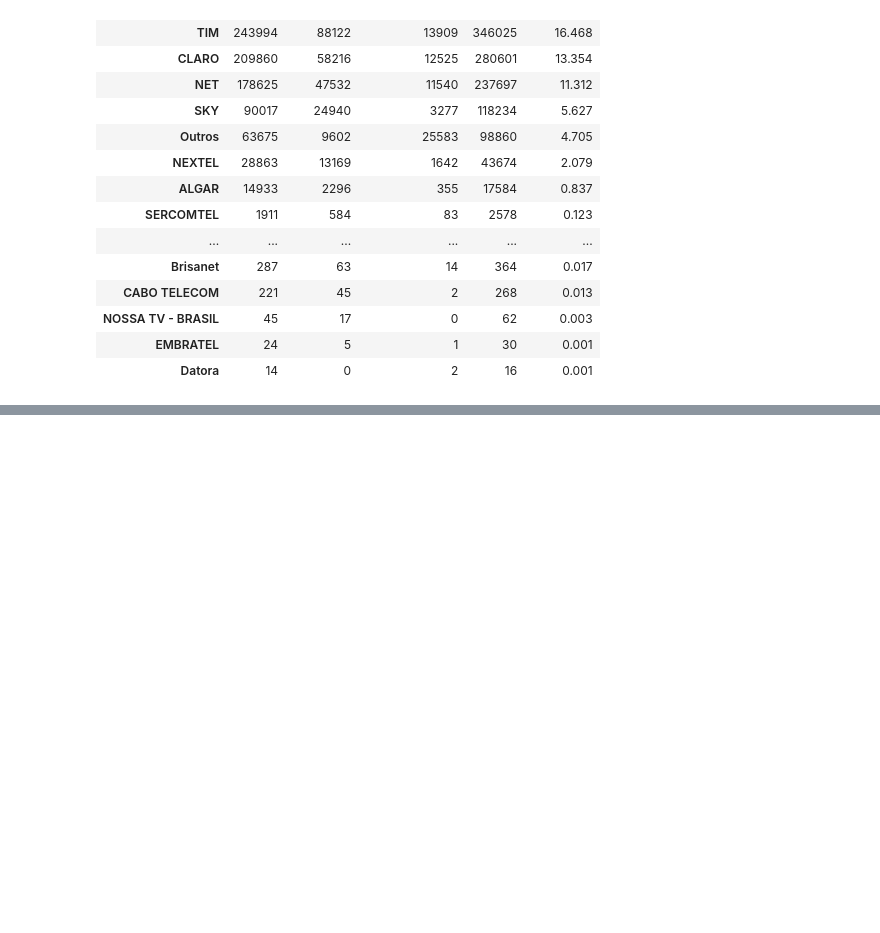
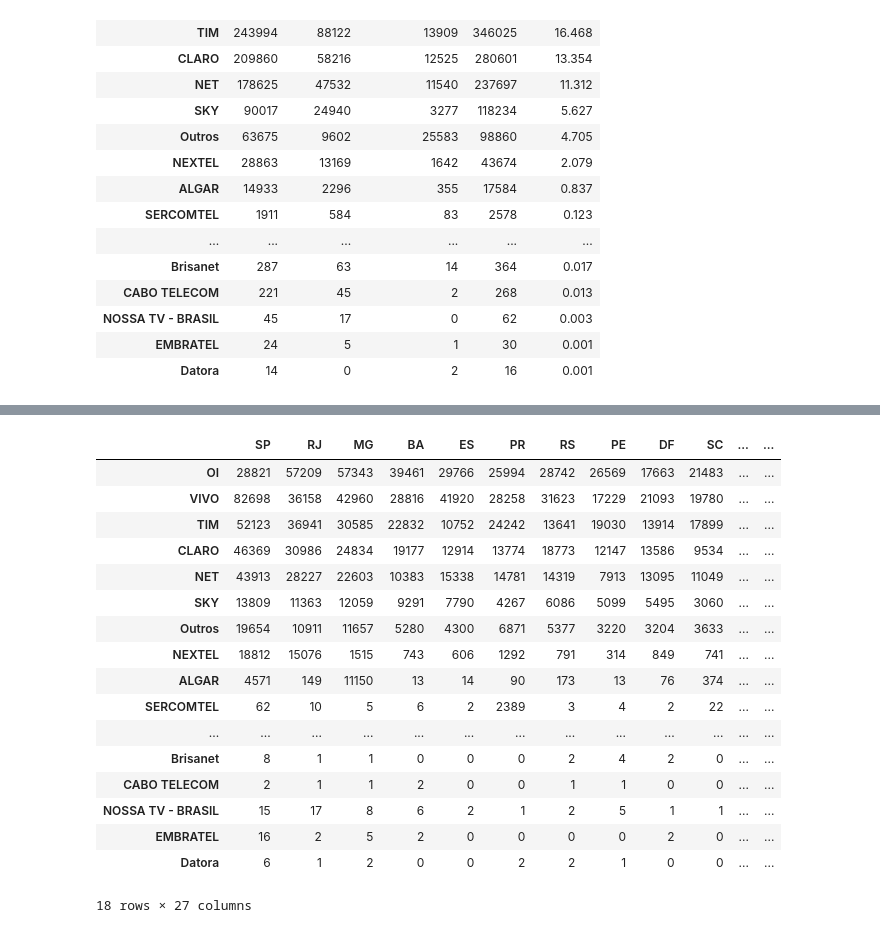
Before and after one commit to Rafaelcvo/dataset_anatel_pos, a Jupyter notebook: anatel.ipynb, the cells around one changed output, grey strips where cells are left out. Drawn from its saved outputs; the diff is of its cells as text; code cells hidden in the pictures; blank space fills up the shorter version.

```diff
--- a/anatel.ipynb
+++ b/anatel.ipynb
@@ -480,0 +507,65 @@ df_recl.sort_values(by='Total',ascending=False)
+# %%
+#agrupando por grupo econômico e contando quantidade de registros
+#Calculo da quantidade total de reclamaçoes por serviço e em seguida calculado de cada ano.
+GrupoEconNormTotal = df_anatel['GrupoEconNorm'].value_counts()
+GrupoEconNormSP = df_anatel[df_anatel['UF']=='SP']['GrupoEconNorm'].value_counts()
+GrupoEconNormRJ = df_anatel[df_anatel['UF']=='RJ']['GrupoEconNorm'].value_counts()
+GrupoEconNormMG = df_anatel[df_anatel['UF']=='MG']['GrupoEconNorm'].value_counts()
+GrupoEconNormBA = df_anatel[df_anatel['UF']=='BA']['GrupoEconNorm'].value_counts()
+GrupoEconNormES = df_anatel[df_anatel['UF']=='ES']['GrupoEconNorm'].value_counts()
+GrupoEconNormPR = df_anatel[df_anatel['UF']=='PR']['GrupoEconNorm'].value_counts()
+GrupoEconNormRS = df_anatel[df_anatel['UF']=='RS']['GrupoEconNorm'].value_counts()
+GrupoEconNormPE = df_anatel[df_anatel['UF']=='PE']['GrupoEconNorm'].value_counts()
+GrupoEconNormDF = df_anatel[df_anatel['UF']=='DF']['GrupoEconNorm'].value_counts()
+GrupoEconNormSC = df_anatel[df_anatel['UF']=='SC']['GrupoEconNorm'].value_counts()
+GrupoEconNormCE = df_anatel[df_anatel['UF']=='CE']['GrupoEconNorm'].value_counts()
+GrupoEconNormPA = df_anatel[df_anatel['UF']=='PA']['GrupoEconNorm'].value_counts()
+GrupoEconNormPB = df_anatel[df_anatel['UF']=='PB']['GrupoEconNorm'].value_counts()
+GrupoEconNormMA = df_anatel[df_anatel['UF']=='MA']['GrupoEconNorm'].value_counts()
+GrupoEconNormSE = df_anatel[df_anatel['UF']=='SE']['GrupoEconNorm'].value_counts()
+GrupoEconNormMS = df_anatel[df_anatel['UF']=='MS']['GrupoEconNorm'].value_counts()
+GrupoEconNormMT = df_anatel[df_anatel['UF']=='MT']['GrupoEconNorm'].value_counts()
+GrupoEconNormRN = df_anatel[df_anatel['UF']=='RN']['GrupoEconNorm'].value_counts()
+GrupoEconNormAM = df_anatel[df_anatel['UF']=='AM']['GrupoEconNorm'].value_counts()
+GrupoEconNormPI = df_anatel[df_anatel['UF']=='PI']['GrupoEconNorm'].value_counts()
+GrupoEconNormAL = df_anatel[df_anatel['UF']=='AL']['GrupoEconNorm'].value_counts()
+GrupoEconNormRO = df_anatel[df_anatel['UF']=='RO']['GrupoEconNorm'].value_counts()
+GrupoEconNormTO = df_anatel[df_anatel['UF']=='TO']['GrupoEconNorm'].value_counts()
+GrupoEconNormAC = df_anatel[df_anatel['UF']=='AC']['GrupoEconNorm'].value_counts()
+GrupoEconNormAP = df_anatel[df_anatel['UF']=='AP']['GrupoEconNorm'].value_counts()
+GrupoEconNormRR = df_anatel[df_anatel['UF']=='RR']['GrupoEconNorm'].value_counts()
+
+#Crianção de um novo dataframe com as informações do numero de reclamações pelo ano e o total de acordo com
+#cada serviço.
+df_GrupoEconNorm = {'SP':GrupoEconNormSP,'RJ':GrupoEconNormRJ,'MG':GrupoEconNormMG,
+                    'BA':GrupoEconNormBA,'ES':GrupoEconNormES,'PR':GrupoEconNormPR,
+                    'RS':GrupoEconNormRS,'PE':GrupoEconNormPE,'DF':GrupoEconNormDF,
+                    'SC':GrupoEconNormSC,'CE':GrupoEconNormCE,'PA':GrupoEconNormPA,
+                    'PB':GrupoEconNormPB,'MA':GrupoEconNormMA,'SE':GrupoEconNormSE,
+                    'MS':GrupoEconNormMS,'MT':GrupoEconNormMT,'RN':GrupoEconNormRN,
+                    'AM':GrupoEconNormAM,'PI':GrupoEconNormPI,'AL':GrupoEconNormAL,
+                    'RO':GrupoEconNormRO,'TO':GrupoEconNormTO,'AC':GrupoEconNormAC,
+                    'AP':GrupoEconNormAP,'RR':GrupoEconNormRR,'Total':GrupoEconNormTotal}
+df_GrupoEconNorm = pd.DataFrame(data=df_GrupoEconNorm)
+df_GrupoEconNorm = df_GrupoEconNorm.fillna(0).astype('int64')
+
+df_GrupoEconNorm.sort_values(by='Total',ascending=False)
+# %% [output]
+|  | SP | RJ | MG | BA | ES | PR | RS | PE | DF | SC | ... | ... |
+| OI | 28821 | 57209 | 57343 | 39461 | 29766 | 25994 | 28742 | 26569 | 17663 | 21483 | ... | ... |
+| VIVO | 82698 | 36158 | 42960 | 28816 | 41920 | 28258 | 31623 | 17229 | 21093 | 19780 | ... | ... |
+| TIM | 52123 | 36941 | 30585 | 22832 | 10752 | 24242 | 13641 | 19030 | 13914 | 17899 | ... | ... |
+| CLARO | 46369 | 30986 | 24834 | 19177 | 12914 | 13774 | 18773 | 12147 | 13586 | 9534 | ... | ... |
+| NET | 43913 | 28227 | 22603 | 10383 | 15338 | 14781 | 14319 | 7913 | 13095 | 11049 | ... | ... |
+| SKY | 13809 | 11363 | 12059 | 9291 | 7790 | 4267 | 6086 | 5099 | 5495 | 3060 | ... | ... |
+| Outros | 19654 | 10911 | 11657 | 5280 | 4300 | 6871 | 5377 | 3220 | 3204 | 3633 | ... | ... |
+| NEXTEL | 18812 | 15076 | 1515 | 743 | 606 | 1292 | 791 | 314 | 849 | 741 | ... | ... |
+| ALGAR | 4571 | 149 | 11150 | 13 | 14 | 90 | 173 | 13 | 76 | 374 | ... | ... |
+| SERCOMTEL | 62 | 10 | 5 | 6 | 2 | 2389 | 3 | 4 | 2 | 22 | ... | ... |
+| ... | ... | ... | ... | ... | ... | ... | ... | ... | ... | ... | ... | ... |
+| Brisanet | 8 | 1 | 1 | 0 | 0 | 0 | 2 | 4 | 2 | 0 | ... | ... |
+| CABO TELECOM | 2 | 1 | 1 | 2 | 0 | 0 | 1 | 1 | 0 | 0 | ... | ... |
+| NOSSA TV - BRASIL | 15 | 17 | 8 | 6 | 2 | 1 | 2 | 5 | 1 | 1 | ... | ... |
+| EMBRATEL | 16 | 2 | 5 | 2 | 0 | 0 | 0 | 0 | 2 | 0 | ... | ... |
+| Datora | 6 | 1 | 2 | 0 | 0 | 2 | 2 | 1 | 0 | 0 | ... | ... |
+18 rows × 27 columns
```
Also changed, not shown: parts of 5 cells of this notebook.
